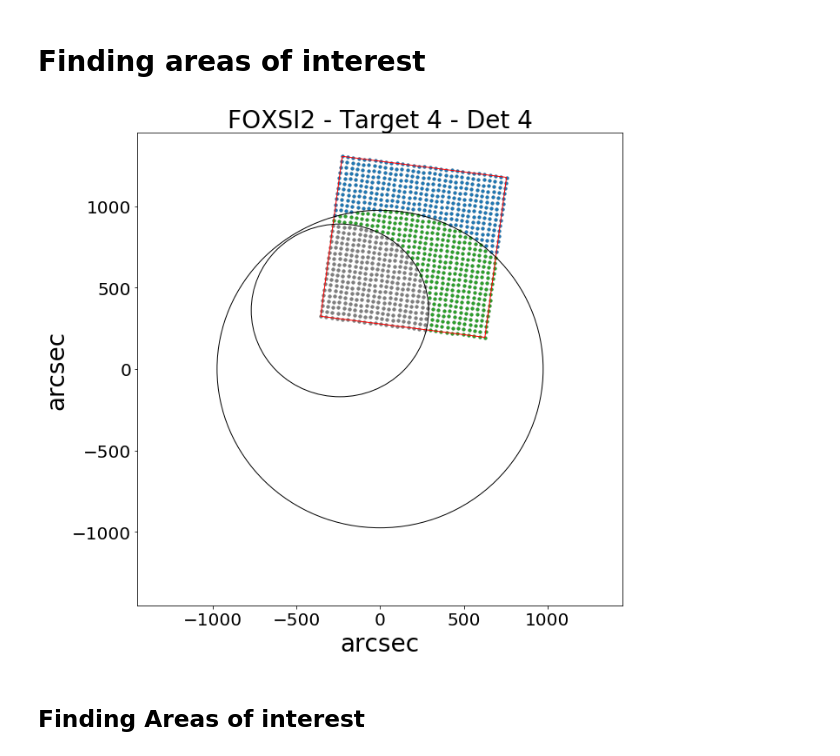
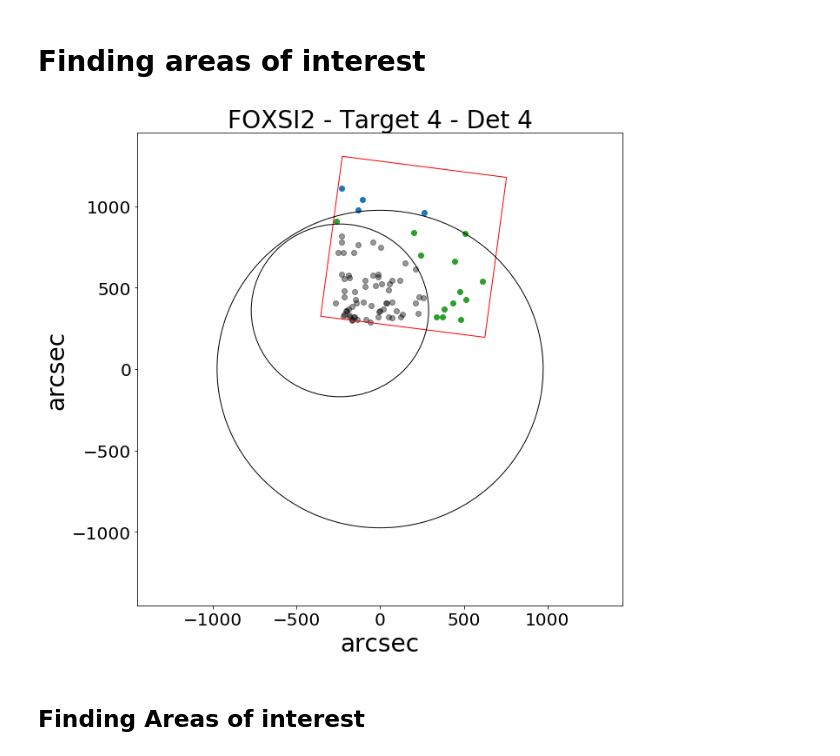
Before and after one commit to pymilo/QuietSunAnalysis, a Jupyter notebook: FOXSI2/D0145_T4-FOXSI2-QS-FluxStudy.ipynb, the cells around one changed output. Drawn from its saved outputs; the diff is of its cells as text; code cells hidden in the pictures.

```diff
--- a/FOXSI2/D0145_T4-FOXSI2-QS-FluxStudy.ipynb
+++ b/FOXSI2/D0145_T4-FOXSI2-QS-FluxStudy.ipynb
@@ -359,36 +336,36 @@ EEgr = EE[(np.sqrt((FX - Xmask )**2 + (FY - Ymask)**2) < Rmask)]
 # %%
 # Plotting
 det = 4
 fig, ax = plt.subplots(figsize=(10,10))
 # ornaments
 ax.set_xlim(-1450,1450)
 ax.set_ylim(-1450,1450)
 ax.set_xlabel('arcsec',fontsize=28)
 ax.set_ylabel('arcsec',fontsize=28)
 ax.tick_params(axis='both', labelsize=20)
 ax.set_title(F'FOXSI2 - Target 4 - Det {det}',fontsize=28)
 # Detector Area
-plt.scatter(DetArea[0], DetArea[1],marker='.',color='tab:grey')
-plt.scatter(Xnogr, Ynogr, marker='.',color='tab:green')
-plt.scatter(Xout, Yout, marker='.',color='tab:blue')
-plt.scatter(Xgr, Ygr, marker='.',color='tab:grey')
+# plt.scatter(DetArea[0], DetArea[1],marker='.',color='tab:grey')
+# plt.scatter(Xnogr, Ynogr, marker='.',color='tab:green')
+# plt.scatter(Xout, Yout, marker='.',color='tab:blue')
+# plt.scatter(Xgr, Ygr, marker='.',color='tab:grey')
 # FOXSI2 Data
-# ax.scatter(FXin,FYin,marker='o',color='tab:green',alpha=1.0)
-# ax.scatter(FXout,FYout,marker='o',color='tab:blue',alpha=1.)
-# ax.scatter(FXgr,FYgr,marker='o',color='black',alpha=0.4)
+ax.scatter(FXin,FYin,marker='o',color='tab:green',alpha=1.0)
+ax.scatter(FXout,FYout,marker='o',color='tab:blue',alpha=1.)
+ax.scatter(FXgr,FYgr,marker='o',color='black',alpha=0.4)
 #D0145 - Si
 l = 990
 mx = l/2 * ( np.sqrt(2) * np.sin(np.deg2rad(Dang[det]-45)) + 1)
 my = l/2 * ( np.sqrt(2) * np.sin(np.deg2rad(Dang[det]-135)) + 1)
 rect = patches.Rectangle((T4x-l/2+mx,T4y-l/2+my),990,990,angle=Dang[det],linewidth=1,edgecolor='r',facecolor='none')
 ax.add_patch(rect)
 solardisk = patches.Circle((0,0),radius= Rsun,fill=False);ax.add_patch(solardisk)
 circ = patches.Circle((Xmask,Ymask),radius= Rmask,fill=False);ax.add_patch(circ)
 plt.show()
 fig.savefig(f'images/Area{det}.pdf',bbox_inches='tight',dpi=300)
 plt.close(fig)
 # %% [output]
-[figure, old version]
+[figure, new version]
 # %% [markdown]
 ## Finding Areas of interest
 # %%
```
Also changed, not shown: parts of 24 cells of this notebook, 44 other files.
